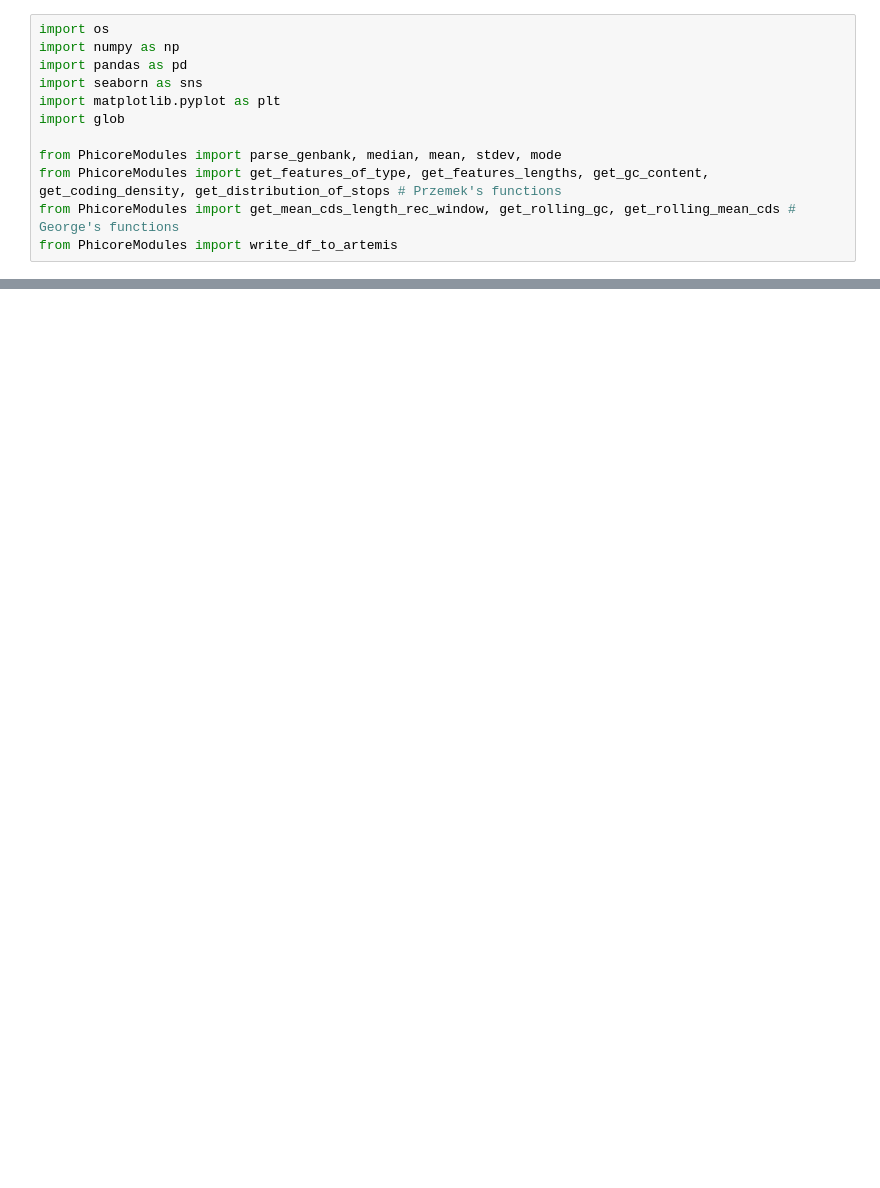
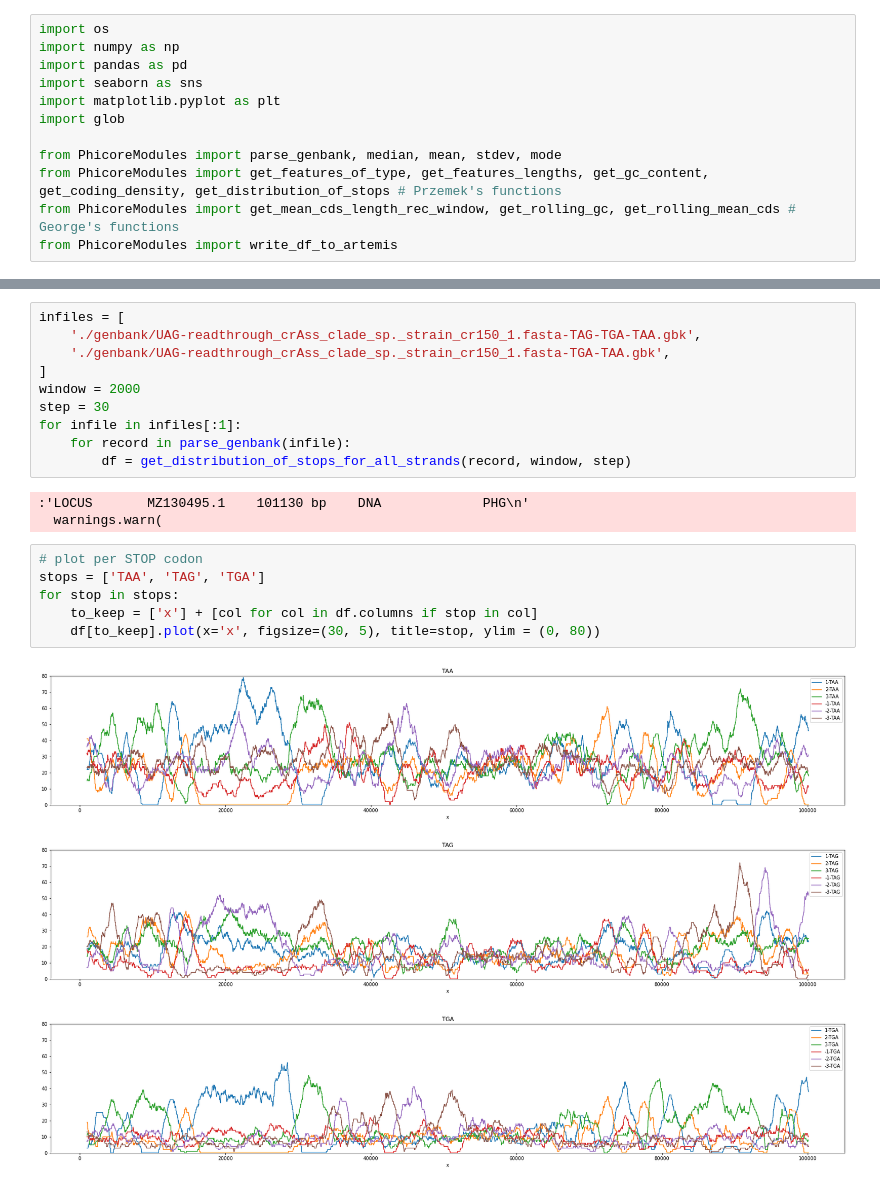
Before and after one commit to npbhavya/Phicore, a Jupyter notebook: getting_started.ipynb, the cells around one changed output, grey strips where cells are left out. Drawn from its saved outputs; the diff is of its cells as text; blank space fills up the shorter version.

```diff
--- a/getting_started.ipynb
+++ b/getting_started.ipynb
@@ -82,0 +107,23 @@ def get_distribution_of_stops_per_frame(seqiorec, window=210, step=30):
+# %%
+infiles = [
+    './genbank/UAG-readthrough_crAss_clade_sp._strain_cr150_1.fasta-TAG-TGA-TAA.gbk',
+    './genbank/UAG-readthrough_crAss_clade_sp._strain_cr150_1.fasta-TGA-TAA.gbk',
+]
+window = 2000
+step = 30
+for infile in infiles[:1]:
+    for record in parse_genbank(infile):
+        df = get_distribution_of_stops_for_all_strands(record, window, step)
+# %% [output]
+:'LOCUS       MZ130495.1    101130 bp    DNA             PHG\n'
+  warnings.warn(
+# %%
+# plot per STOP codon
+stops = ['TAA', 'TAG', 'TGA']
+for stop in stops:
+    to_keep = ['x'] + [col for col in df.columns if stop in col]
+    df[to_keep].plot(x='x', figsize=(30, 5), title=stop, ylim = (0, 80))
+# %% [output]
+[figure, added]
+[figure, added]
+[figure, added]
```
Also changed, not shown: parts of 15 cells of this notebook.
